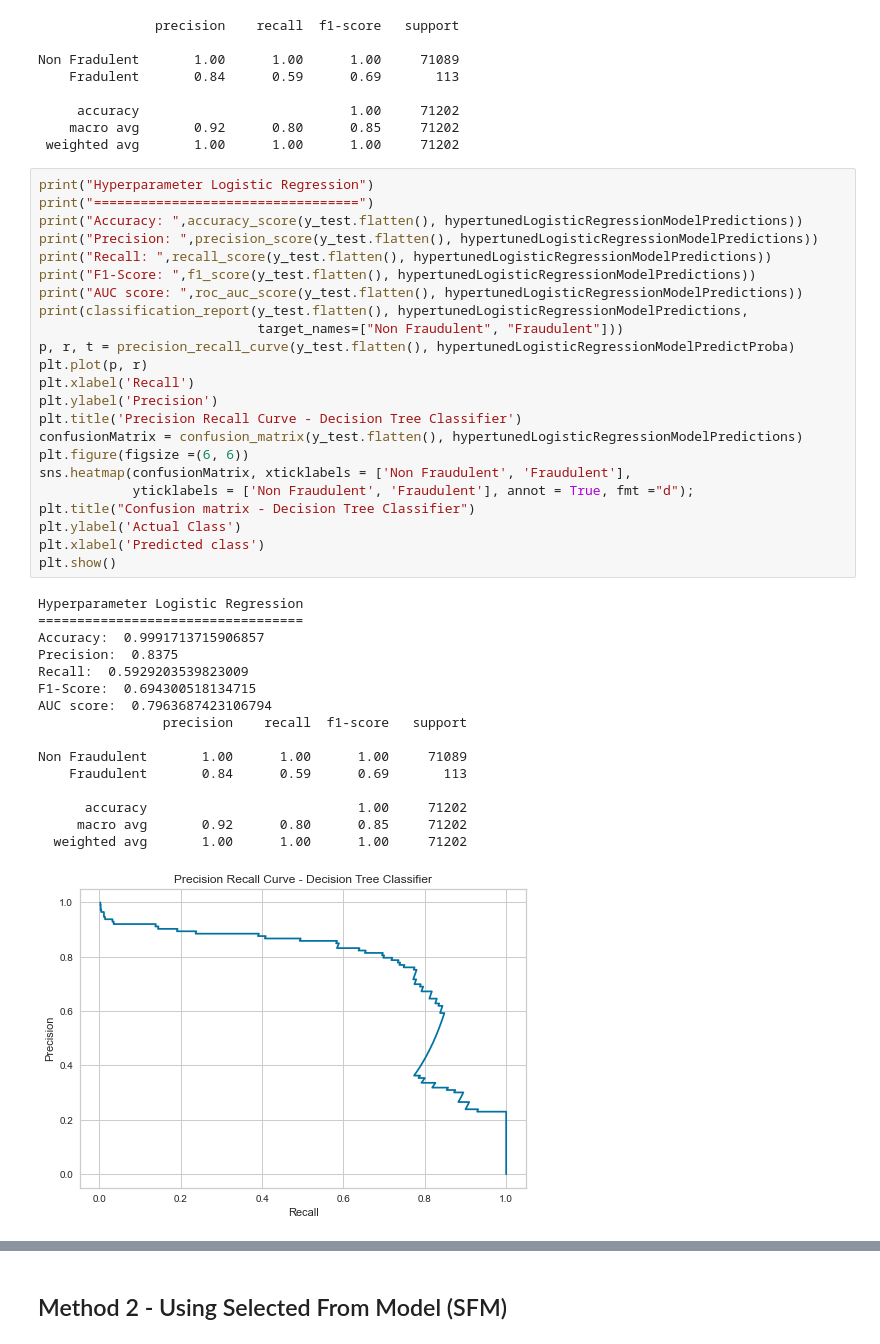
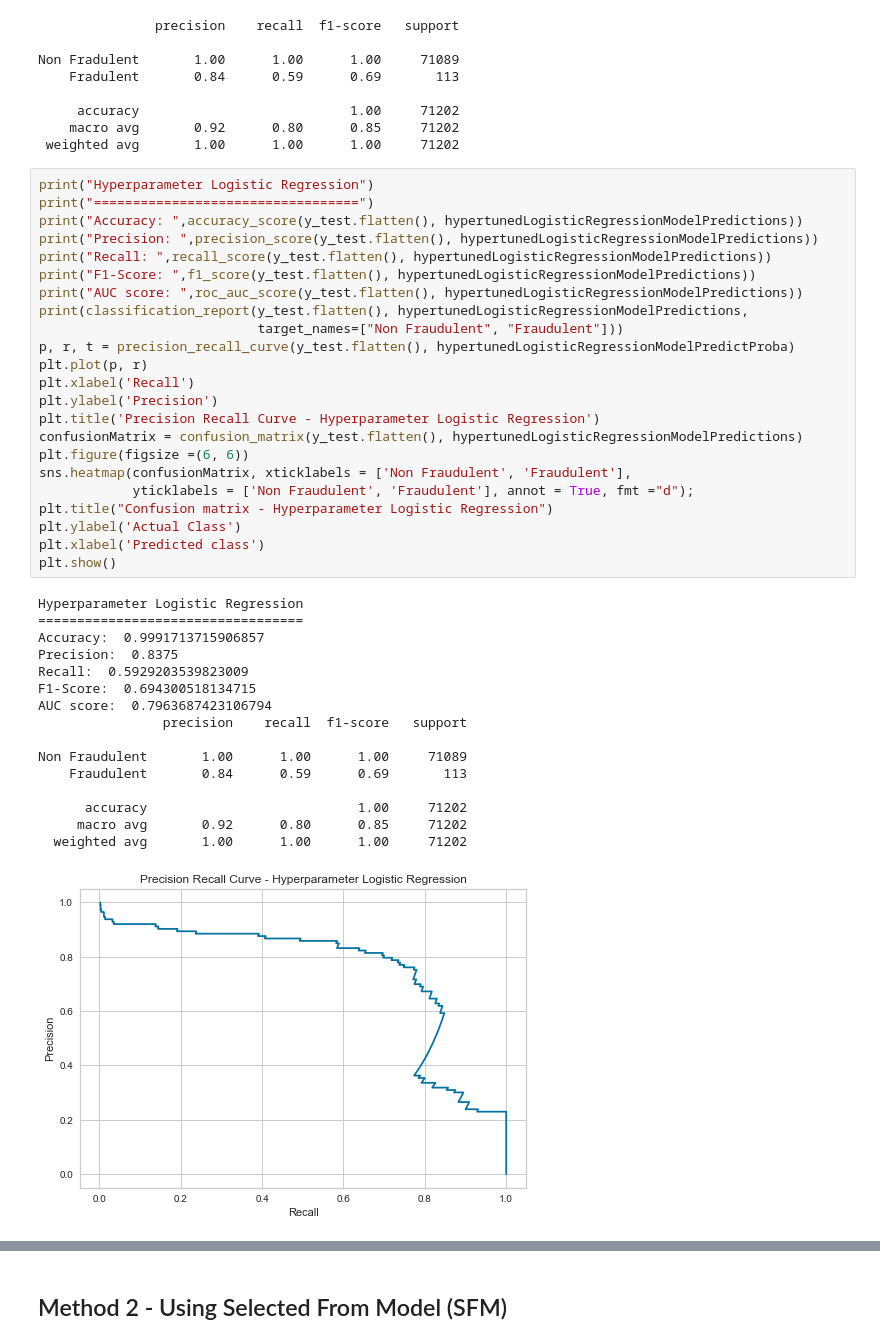
Before and after one commit to cdalsania/Credit_Card_Fraud_Detection, a Jupyter notebook: ml_models/LogisticRegressionModel.ipynb, the cells around one changed output, grey strips where cells are left out. Cells and saved outputs as stored; diff of their text form.

```diff
--- a/ml_models/LogisticRegressionModel.ipynb
+++ b/ml_models/LogisticRegressionModel.ipynb
@@ -391,33 +389,33 @@ print("F1-Score: ",f1_score(y_test.flatten(), hypertunedLogisticRegressionModelP
 print("AUC score: ",roc_auc_score(y_test.flatten(), hypertunedLogisticRegressionModelPredictions))
 print(classification_report(y_test.flatten(), hypertunedLogisticRegressionModelPredictions,
                             target_names=["Non Fraudulent", "Fraudulent"]))
 p, r, t = precision_recall_curve(y_test.flatten(), hypertunedLogisticRegressionModelPredictProba)
 plt.plot(p, r)
 plt.xlabel('Recall')
 plt.ylabel('Precision')
-plt.title('Precision Recall Curve - Decision Tree Classifier')
+plt.title('Precision Recall Curve - Hyperparameter Logistic Regression')
 confusionMatrix = confusion_matrix(y_test.flatten(), hypertunedLogisticRegressionModelPredictions)
 plt.figure(figsize =(6, 6))
 sns.heatmap(confusionMatrix, xticklabels = ['Non Fraudulent', 'Fraudulent'],
             yticklabels = ['Non Fraudulent', 'Fraudulent'], annot = True, fmt ="d");
-plt.title("Confusion matrix - Decision Tree Classifier")
+plt.title("Confusion matrix - Hyperparameter Logistic Regression")
 plt.ylabel('Actual Class')
 plt.xlabel('Predicted class')
 plt.show()
 # %% [output]
 Hyperparameter Logistic Regression
 ==================================
 Accuracy:  0.9991713715906857
 Precision:  0.8375
 Recall:  0.5929203539823009
 F1-Score:  0.694300518134715
 AUC score:  0.7963687423106794
                 precision    recall  f1-score   support
 
 Non Fraudulent       1.00      1.00      1.00     71089
     Fraudulent       0.84      0.59      0.69       113
 
       accuracy                           1.00     71202
      macro avg       0.92      0.80      0.85     71202
   weighted avg       1.00      1.00      1.00     71202
-[figure, old version]
+[figure, new version]
```
Also changed, not shown: parts of 25 cells of this notebook.
